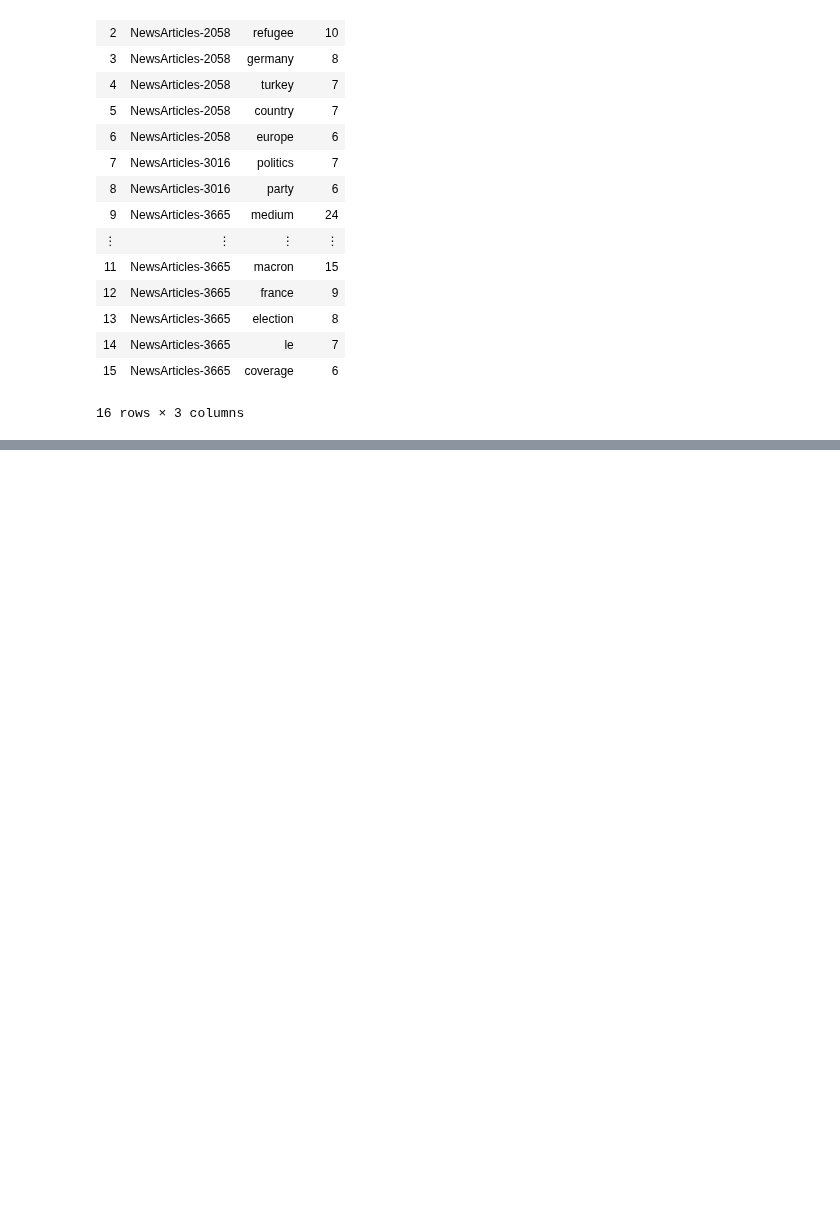
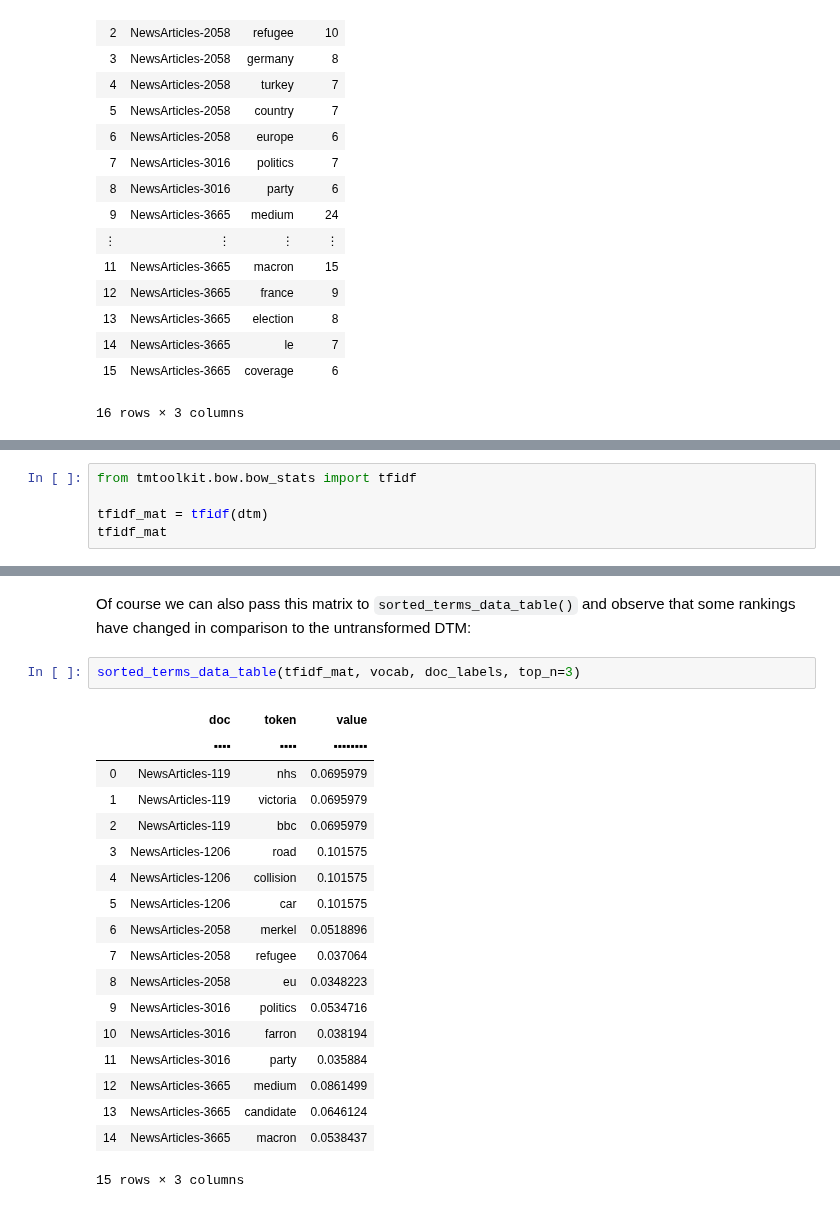
Before and after one commit to WZBSocialScienceCenter/tmtoolkit, a Jupyter notebook: doc/source/bow.ipynb, the cells around one changed output, grey strips where cells are left out. Cells and saved outputs as stored; diff of their text form; blank space fills up the shorter version.

```diff
--- a/doc/source/bow.ipynb
+++ b/doc/source/bow.ipynb
@@ -285,0 +288,5 @@ idf
+# %%
+from tmtoolkit.bow.bow_stats import tfidf
+
+tfidf_mat = tfidf(dtm)
+tfidf_mat
@@ -285,0 +306,23 @@ idf
+# %% [markdown]
+Of course we can also pass this matrix to `sorted_terms_data_table()` and observe that some rankings have changed in comparison to the untransformed DTM:
+# %%
+sorted_terms_data_table(tfidf_mat, vocab, doc_labels, top_n=3)
+# %% [output]
+|  | doc | token | value |
+|  | ▪▪▪▪ | ▪▪▪▪ | ▪▪▪▪▪▪▪▪ |
+| 0 | NewsArticles-119 | nhs | 0.0695979 |
+| 1 | NewsArticles-119 | victoria | 0.0695979 |
+| 2 | NewsArticles-119 | bbc | 0.0695979 |
+| 3 | NewsArticles-1206 | road | 0.101575 |
+| 4 | NewsArticles-1206 | collision | 0.101575 |
+| 5 | NewsArticles-1206 | car | 0.101575 |
+| 6 | NewsArticles-2058 | merkel | 0.0518896 |
+| 7 | NewsArticles-2058 | refugee | 0.037064 |
+| 8 | NewsArticles-2058 | eu | 0.0348223 |
+| 9 | NewsArticles-3016 | politics | 0.0534716 |
+| 10 | NewsArticles-3016 | farron | 0.038194 |
+| 11 | NewsArticles-3016 | party | 0.035884 |
+| 12 | NewsArticles-3665 | medium | 0.0861499 |
+| 13 | NewsArticles-3665 | candidate | 0.0646124 |
+| 14 | NewsArticles-3665 | macron | 0.0538437 |
+15 rows × 3 columns
```
Also changed, not shown: parts of 19 cells of this notebook, 3 other files.
